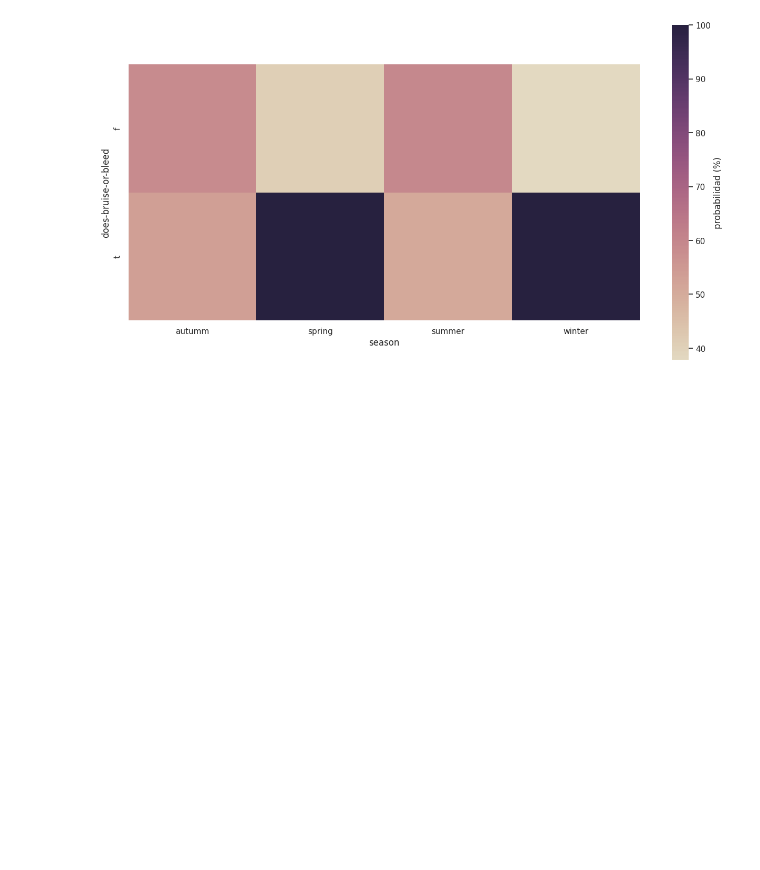
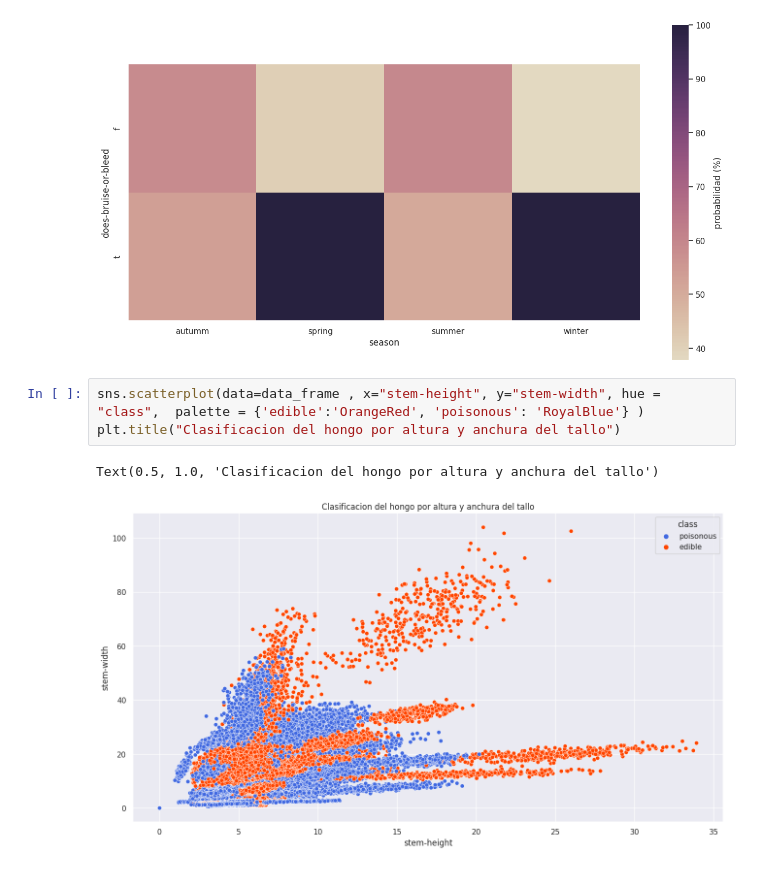
Before and after one commit to LucasVCorrea/Data-Science, a Jupyter notebook: mushrooms_analisis/analisis_exploratorio_plots.ipynb, the cells around one changed output. Saved outputs shown, nothing was run; the diff lists cells and outputs as text; blank space fills up the shorter version.

```diff
--- a/mushrooms_analisis/analisis_exploratorio_plots.ipynb
+++ b/mushrooms_analisis/analisis_exploratorio_plots.ipynb
@@ -282,3 +288,9 @@ ax = sns.heatmap(matrix,square=True,cmap=cmap, cbar_kws = {'label': 'probabilida
 ### Labels ###
 # %% [output]
 [figure]
+# %%
+sns.scatterplot(data=data_frame , x="stem-height", y="stem-width", hue = "class",  palette = {'edible':'OrangeRed', 'poisonous': 'RoyalBlue'} )
+plt.title("Clasificacion del hongo por altura y anchura del tallo")
+# %% [output]
+Text(0.5, 1.0, 'Clasificacion del hongo por altura y anchura del tallo')
+[figure, added]
```
Also changed, not shown: parts of 1 cell of this notebook.
